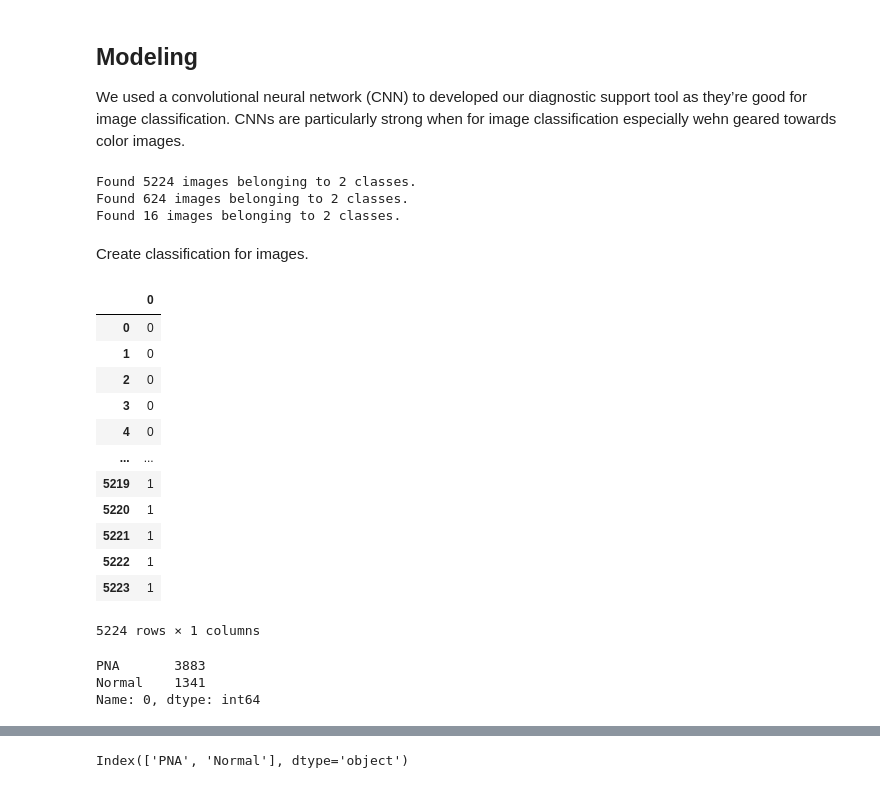
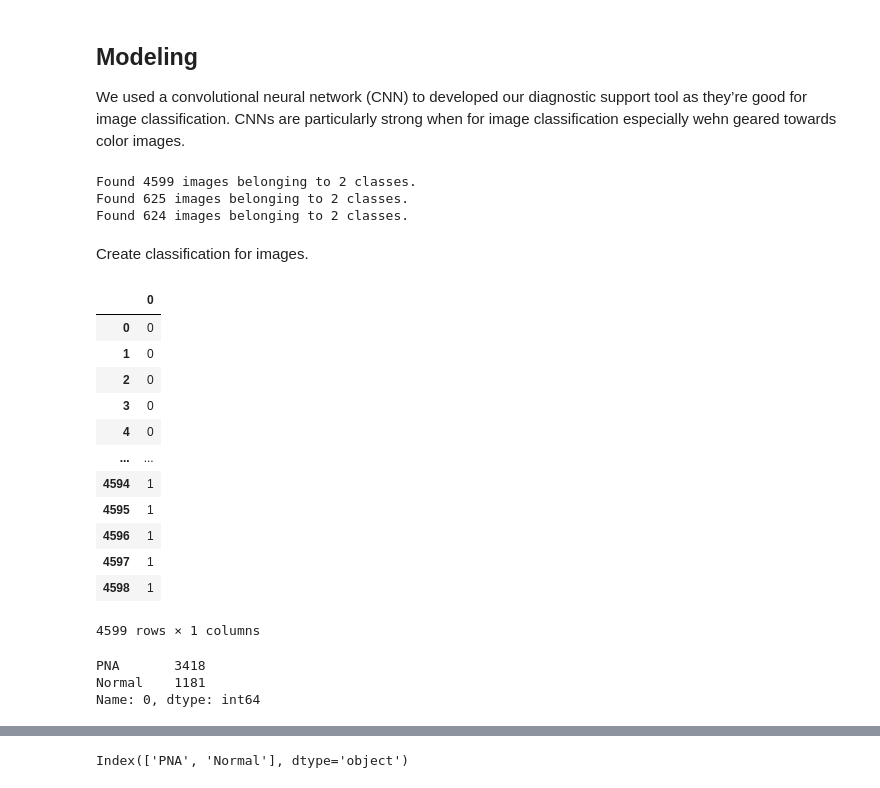
Before and after one commit to RH3421/Project-4, a Jupyter notebook: Main_Notebook.ipynb, the cells around one changed output, grey strips where cells are left out. Saved outputs shown, nothing was run; the diff lists cells and outputs as text; code cells hidden in the pictures.

```diff
--- a/Main_Notebook.ipynb
+++ b/Main_Notebook.ipynb
@@ -30,70 +39,76 @@ from keras.optimizers import Adam
 # %%
+classes = ['normal', 'pneumonia']
+
+
 # Instantiating ImageDataGenerator and normalizing the RGB values
-traingen = keras.preprocessing.image.ImageDataGenerator(rescale=1/255)
-testgen = keras.preprocessing.image.ImageDataGenerator(rescale=1/255)
-valgen = keras.preprocessing.image.ImageDataGenerator(rescale=1/255)
+traingen = ImageDataGenerator(rescale=1/255, validation_split=0.12)
+testgen = ImageDataGenerator(rescale=1/255)
+
 
 # Creating training data generator
 train_data = traingen.flow_from_directory(
     # Specifying location of training data
     directory='data_split/train',
-    # Re-sizing images to 100x100
-    target_size=(100, 100),
+    # Re-sizing images to 200x200
+    target_size=(200, 200),
+    classes = classes,
     # Class mode to binary to recoginize the two directories "Normal" and "PNA" as the labels
     class_mode='binary',
-    batch_size=15,
+    batch_size=64,
+    subset = 'training',
     seed=16
 )
+# Creating a validation data generator
+val_data = traingen.flow_from_directory(
+        directory = 'data_split/train',
+        target_size=(200, 200),
+        batch_size=64,
+        classes = classes,
+        class_mode='binary',
+        subset='validation',
+        seed=16
+)
+
+
 # Creating testing data generator
 test_data = testgen.flow_from_directory(
     # Specifying location of testing data
     directory='data_split/test',
-    # Re-sizing images to 100x100
-    target_size=(100, 100),
+    # Re-sizing images to 200x200
+    target_size=(200, 200),
+    classes = classes,
     # Class mode to binary to recoginize the two directories "Normal" and "PNA" as the labels
     class_mode='binary',
-    batch_size=15,
+    batch_size=64,
     seed=16
 )
-
-# Creating validation set
-val_data = valgen.flow_from_directory(
-    # Specifying location of testing data
-    directory='data_split/val',
-    # Re-sizing images to 100x100
-    target_size=(100, 100),
-    # Class mode to binary to recoginize the two directories "Normal" and "PNA" as the labels
-    class_mode='binary',
-    batch_size=15,
-    seed=16
-)
 # %% [output]
-Found 5224 images belonging to 2 classes.
+Found 4599 images belonging to 2 classes.
+Found 625 images belonging to 2 classes.
 Found 624 images belonging to 2 classes.
-Found 16 images belonging to 2 classes.
 # %% [markdown]
 Create classification for images.
 # %%
 # Putting image classification into a dataframe
-classes = pd.DataFrame(train_data.classes)
-values = classes.value_counts()
+classes_df = pd.DataFrame(train_data.classes)
+values = classes_df.value_counts()
 # %%
 # Review classes
-classes
+classes_df
 # %% [output]
 |  | 0 |
 | 0 | 0 |
 | 1 | 0 |
 | 2 | 0 |
 | 3 | 0 |
 | 4 | 0 |
 | ... | ... |
-| 5219 | 1 |
-| 5220 | 1 |
-| 5221 | 1 |
-| 5222 | 1 |
-| 5223 | 1 |
+| 4594 | 1 |
+| 4595 | 1 |
+| 4596 | 1 |
+| 4597 | 1 |
+| 4598 | 1 |
-5224 rows × 1 columns
+4599 rows × 1 columns
 # %%
 # Giving the data binary labels to allow for visialization of class imbalance below.
 class_dict = {0:'Normal', 1:'PNA'}
@@ -101,10 +116,10 @@ classes[0] = classes[0].map(class_dict)
 # %%
 # Image counting
-image_interpretation = classes[0].value_counts()
+image_interpretation = classes_df[0].value_counts()
 image_interpretation
 # %% [output]
-PNA       3883
-Normal    1341
+PNA       3418
+Normal    1181
 Name: 0, dtype: int64
 # %%
 # Percent of PNA vs normal chest xrays
```
Also changed, not shown: parts of 21 cells of this notebook.
